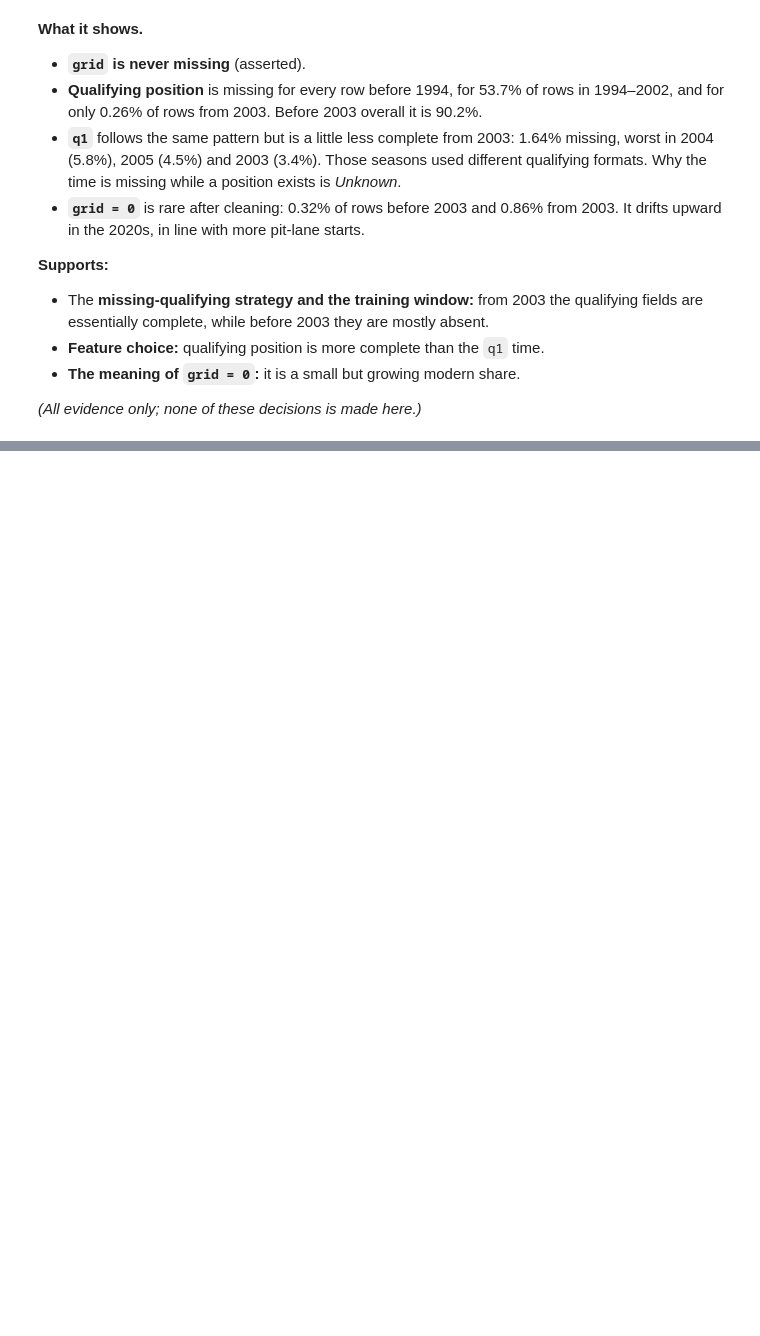
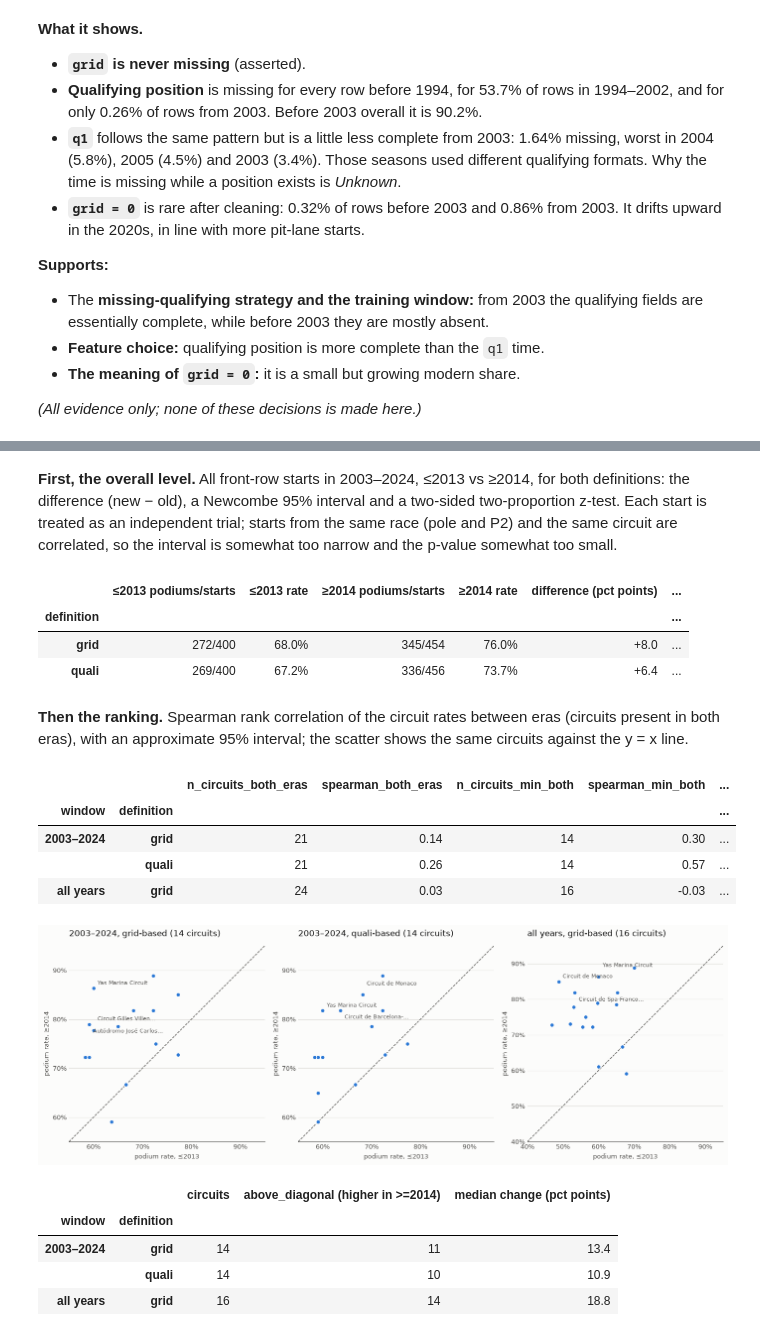
Before and after one commit to YShimy/f1-podium, a Jupyter notebook: notebooks/milestone1.ipynb, the cells around one changed output, grey strips where cells are left out. Cells and saved outputs as stored; diff of their text form; code cells hidden in the pictures; blank space fills up the shorter version.

```diff
--- a/notebooks/milestone1.ipynb
+++ b/notebooks/milestone1.ipynb
@@ -1726,0 +2007,64 @@ grid missing: 0 rows in every season (asserted), so it is not drawn as a line.
+# %% [markdown]
+**First, the overall level.** All front-row starts in 2003–2024, ≤2013 vs ≥2014, for both definitions: the
+difference (new − old), a Newcombe 95% interval and a two-sided two-proportion z-test. Each start is treated as an
+independent trial; starts from the same race (pole and P2) and the same circuit are correlated, so the interval is
+somewhat too narrow and the p-value somewhat too small.
+# %%
+era_diff = de.overall_era_difference(fr)
+level_rows = []
+for r in era_diff.itertuples():
+    level_rows.append({
+        "definition": r.definition,
+        "≤2013 podiums/starts": f"{r.podiums_old}/{r.starts_old}",
+        "≤2013 rate": f"{r.rate_old:.1%}",
+        "≥2014 podiums/starts": f"{r.podiums_new}/{r.starts_new}",
+        "≥2014 rate": f"{r.rate_new:.1%}",
+        "difference (pct points)": f"{100 * r.diff:+.1f}",
+        "95% interval": f"{100 * r.ci_low:+.1f} to {100 * r.ci_high:+.1f}",
+        "z": round(r.z, 2),
+        "p (two-sided)": f"{r.p_value:.4f}",
+    })
+display(pd.DataFrame(level_rows).set_index("definition"))
+# %% [output]
+|  | ≤2013 podiums/starts | ≤2013 rate | ≥2014 podiums/starts | ≥2014 rate | difference (pct points) | ... |
+| definition |  |  |  |  |  | ... |
+| grid | 272/400 | 68.0% | 345/454 | 76.0% | +8.0 | ... |
+| quali | 269/400 | 67.2% | 336/456 | 73.7% | +6.4 | ... |
+# %% [markdown]
+**Then the ranking.** Spearman rank correlation of the circuit rates between eras (circuits present in both eras),
+with an approximate 95% interval; the scatter shows the same circuits against the y = x line.
+# %%
+rank_corr = de.era_rank_correlation(conv)
+display(rank_corr.set_index(["window", "definition"]).round(2))
+
+above_rows = []
+fig, axes = plt.subplots(1, 3, figsize=(14, 4.9), facecolor=plots.SURFACE)
+for ax, (window, definition) in zip(axes, [(de.WINDOW_PRIMARY, "grid"), (de.WINDOW_PRIMARY, "quali"),
+                                          (de.WINDOW_ALL, "grid")]):
+    g = conv[(conv["window"] == window) & (conv["definition"] == definition) & conv["meets_min"]]
+    wide = g.pivot(index="circuit", columns="era", values="rate").reindex(columns=list(de.ERAS)).dropna()
+    ax.set_facecolor(plots.SURFACE)
+    plots.identity_scatter(ax, wide[de.ERA_OLD], wide[de.ERA_NEW])
+    above_rows.append({
+        "window": window, "definition": definition, "circuits": len(wide),
+        "above_diagonal (higher in >=2014)": int((wide[de.ERA_NEW] > wide[de.ERA_OLD]).sum()),
+        "median change (pct points)": round(100 * float((wide[de.ERA_NEW] - wide[de.ERA_OLD]).median()), 1),
+    })
+    plots.style_axes(ax, f"{window}, {definition}-based ({len(wide)} circuits)",
+                     xlabel=f"podium rate, {de.ERA_OLD}", ylabel=f"podium rate, {de.ERA_NEW}")
+fig.tight_layout()
+plt.show()
+
+display(pd.DataFrame(above_rows).set_index(["window", "definition"]))
+# %% [output]
+|  |  | n_circuits_both_eras | spearman_both_eras | n_circuits_min_both | spearman_min_both | ... |
+| window | definition |  |  |  |  | ... |
+| 2003–2024 | grid | 21 | 0.14 | 14 | 0.30 | ... |
+|  | quali | 21 | 0.26 | 14 | 0.57 | ... |
+| all years | grid | 24 | 0.03 | 16 | -0.03 | ... |
+[figure, added]
+|  |  | circuits | above_diagonal (higher in >=2014) | median change (pct points) |
+| window | definition |  |  |  |
+| 2003–2024 | grid | 14 | 11 | 13.4 |
+|  | quali | 14 | 10 | 10.9 |
+| all years | grid | 16 | 14 | 18.8 |
```
Also changed, not shown: parts of 19 cells of this notebook, 6 other files.
